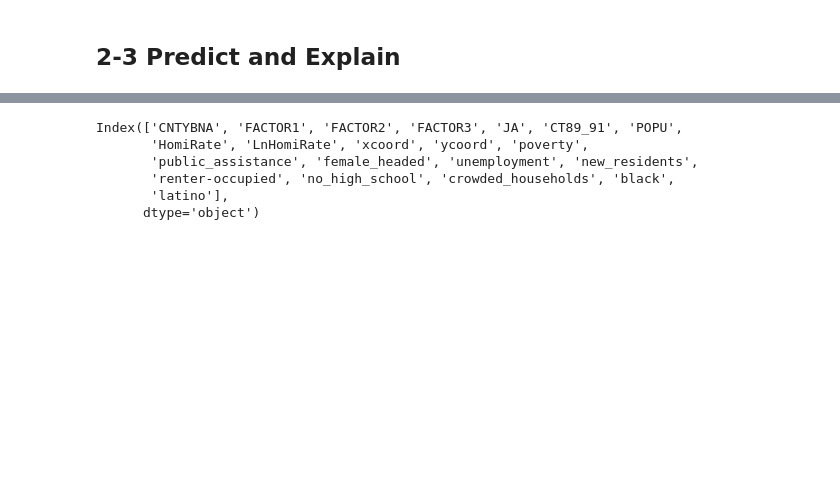
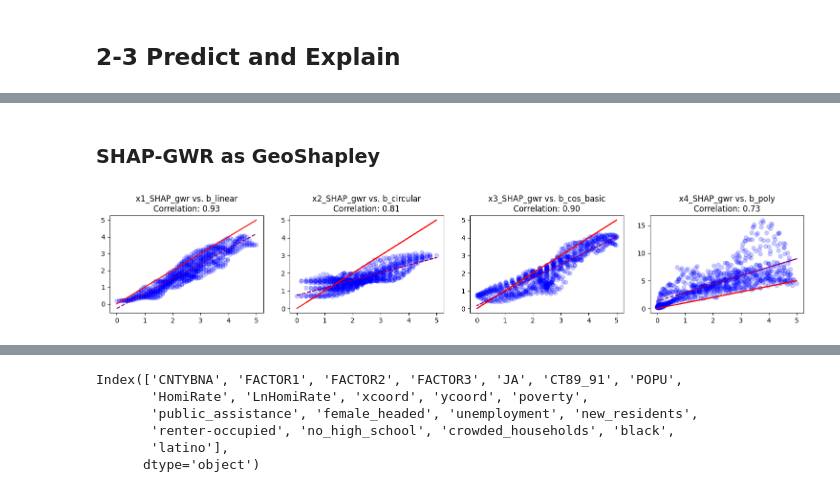
Before and after one commit to UrbanGISer/XGeoML, a Jupyter notebook: XGeoML_Google_Colab_Best_Practice.ipynb, the cells around one changed output, grey strips where cells are left out. Cells and saved outputs as stored; diff of their text form; code cells hidden in the pictures; blank space fills up the shorter version.

```diff
--- a/XGeoML_Google_Colab_Best_Practice.ipynb
+++ b/XGeoML_Google_Colab_Best_Practice.ipynb
@@ -386,0 +389,2 @@ plt.show()
+# %% [markdown]
+### SHAP-GWR as GeoShapley
@@ -386,0 +397,41 @@ plt.show()
+# %%
+from scipy.stats import linregress
+import matplotlib.pyplot as plt
+fig, axes = plt.subplots(1, 4, figsize=(15, 3))
+
+columnsvar = [var + '_SHAP_gwr' for var in feature_names]
+
+for idx, ax in enumerate(axes.flatten()):
+    feature_column = columnsvar[idx]
+    b_column = turebeta[idx % 4]
+
+    # 获取数据
+    y = df_explain1[feature_column]
+    x = df_explain1[b_column]
+
+    # 计算相关系数
+    correlation = np.corrcoef(x, y)[0, 1]
+
+    # 进行线性回归拟合
+    slope, intercept, r_value, p_value, std_err = linregress(x, y)
+
+    # 绘制散点图
+    ax.scatter(x, y, color='blue',alpha=0.2, label='Data Points')
+
+
+
+    if idx < 8:
+        ax.plot(x, x, color='red', label=f'Fit Line\ny={slope:.2f}x+{intercept:.2f}')
+        ax.plot(x, slope * x + intercept, color='purple', linestyle='--', label=f'Fit Line\ny={slope:.2f}x+{intercept:.2f}')
+    else:
+        ax.plot(x, slope * x + intercept, color='purple', linestyle='--', label=f'Fit Line\ny={slope:.2f}x+{intercept:.2f}')
+    # 添加标题、图例和相关系数
+    ax.set_title(f'{feature_column} vs. {b_column}\nCorrelation: {correlation:.2f}')
+    #ax.legend()
+    #ax.grid(True)
+
+# 调整布局
+plt.tight_layout()
+plt.show()
+# %% [output]
+[figure, added]
```
Also changed, not shown: parts of 18 cells of this notebook.
